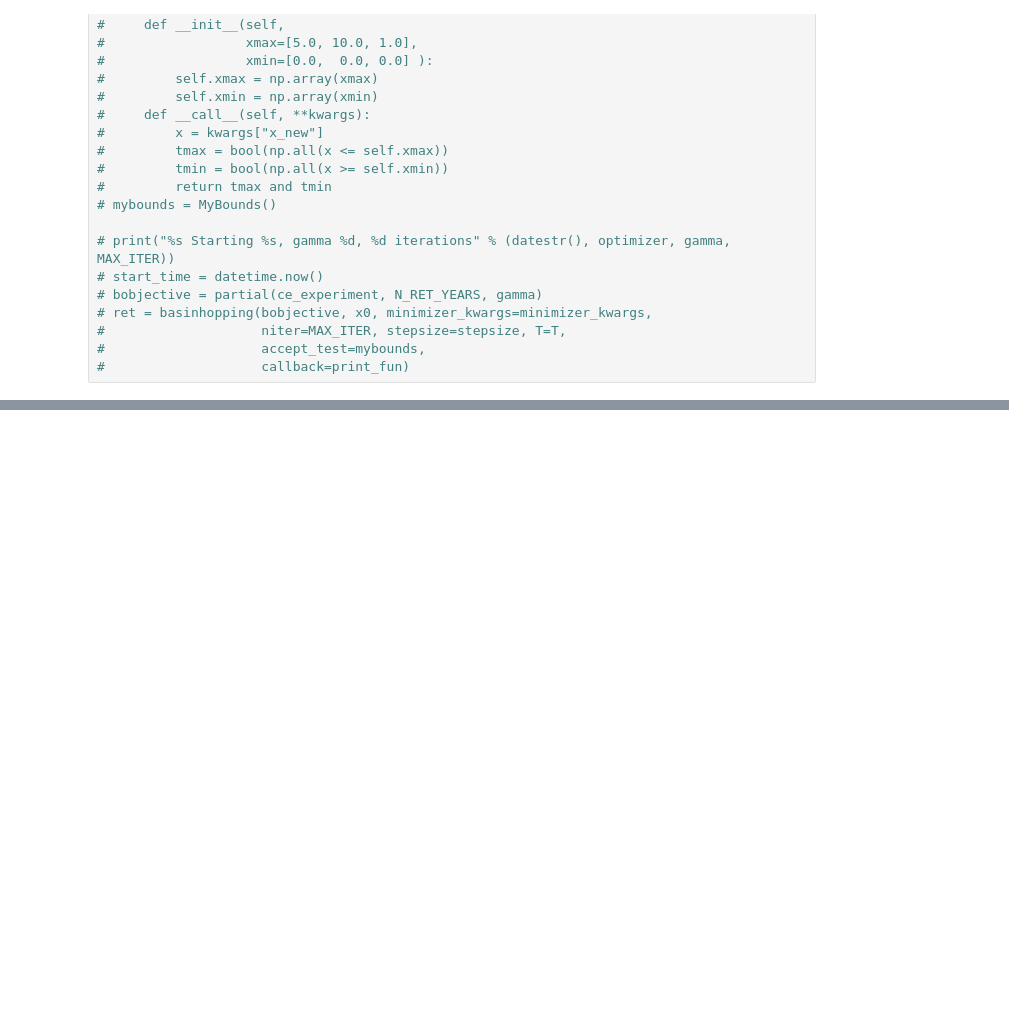
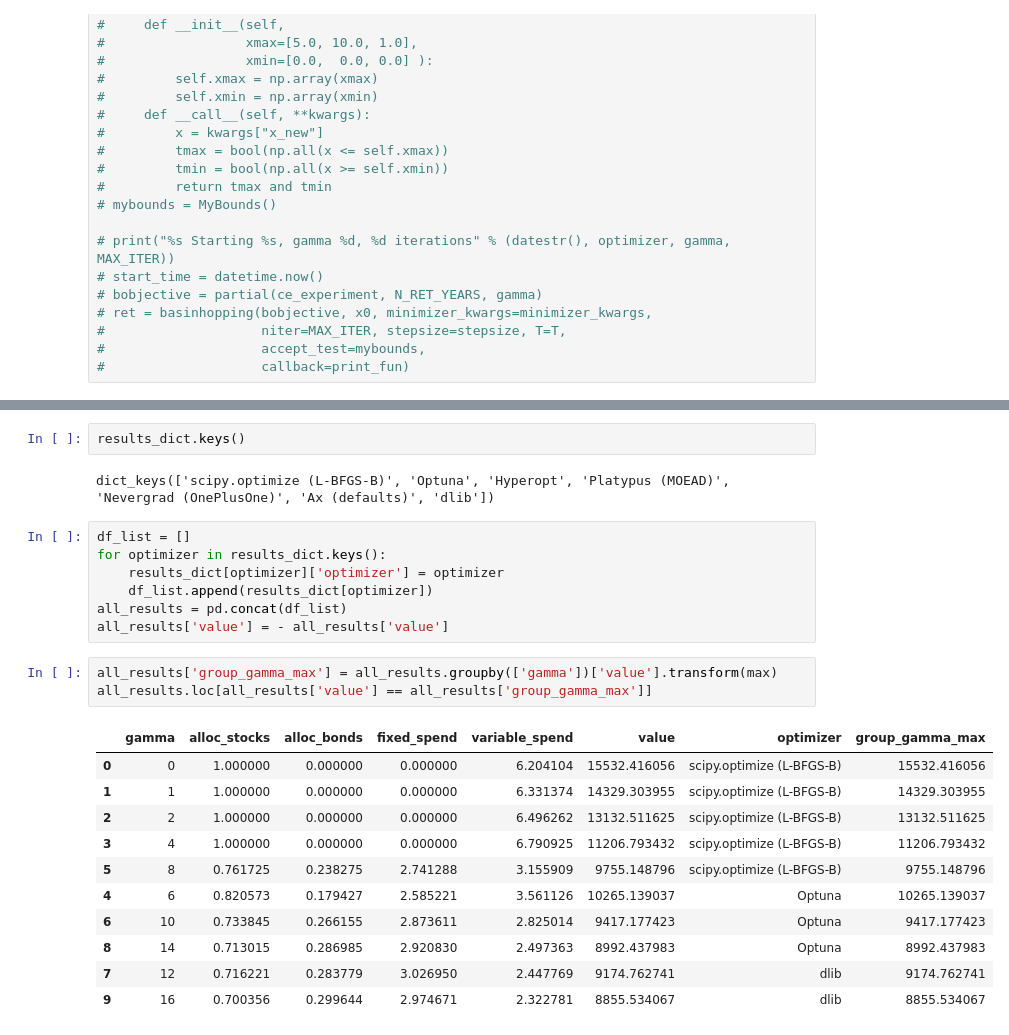
Before and after one commit to druce/swr, a Jupyter notebook: optimize.ipynb, the cells around one changed output, grey strips where cells are left out. Cells and saved outputs as stored; diff of their text form; blank space fills up the shorter version.

Commit message:
add dlib

```diff
--- a/optimize.ipynb
+++ b/optimize.ipynb
@@ -1359,0 +1335,26 @@ plt.legend();
+# %%
+results_dict.keys()
+# %% [output]
+dict_keys(['scipy.optimize (L-BFGS-B)', 'Optuna', 'Hyperopt', 'Platypus (MOEAD)', 'Nevergrad (OnePlusOne)', 'Ax (defaults)', 'dlib'])
+# %%
+df_list = []
+for optimizer in results_dict.keys():
+    results_dict[optimizer]['optimizer'] = optimizer
+    df_list.append(results_dict[optimizer])
+all_results = pd.concat(df_list)
+all_results['value'] = - all_results['value']
+# %%
+all_results['group_gamma_max'] = all_results.groupby(['gamma'])['value'].transform(max)
+all_results.loc[all_results['value'] == all_results['group_gamma_max']]
+# %% [output]
+|  | gamma | alloc_stocks | alloc_bonds | fixed_spend | variable_spend | value | optimizer | group_gamma_max |
+| 0 | 0 | 1.000000 | 0.000000 | 0.000000 | 6.204104 | 15532.416056 | scipy.optimize (L-BFGS-B) | 15532.416056 |
+| 1 | 1 | 1.000000 | 0.000000 | 0.000000 | 6.331374 | 14329.303955 | scipy.optimize (L-BFGS-B) | 14329.303955 |
+| 2 | 2 | 1.000000 | 0.000000 | 0.000000 | 6.496262 | 13132.511625 | scipy.optimize (L-BFGS-B) | 13132.511625 |
+| 3 | 4 | 1.000000 | 0.000000 | 0.000000 | 6.790925 | 11206.793432 | scipy.optimize (L-BFGS-B) | 11206.793432 |
+| 5 | 8 | 0.761725 | 0.238275 | 2.741288 | 3.155909 | 9755.148796 | scipy.optimize (L-BFGS-B) | 9755.148796 |
+| 4 | 6 | 0.820573 | 0.179427 | 2.585221 | 3.561126 | 10265.139037 | Optuna | 10265.139037 |
+| 6 | 10 | 0.733845 | 0.266155 | 2.873611 | 2.825014 | 9417.177423 | Optuna | 9417.177423 |
+| 8 | 14 | 0.713015 | 0.286985 | 2.920830 | 2.497363 | 8992.437983 | Optuna | 8992.437983 |
+| 7 | 12 | 0.716221 | 0.283779 | 3.026950 | 2.447769 | 9174.762741 | dlib | 9174.762741 |
+| 9 | 16 | 0.700356 | 0.299644 | 2.974671 | 2.322781 | 8855.534067 | dlib | 8855.534067 |
```
Also changed, not shown: parts of 6 cells of this notebook.
